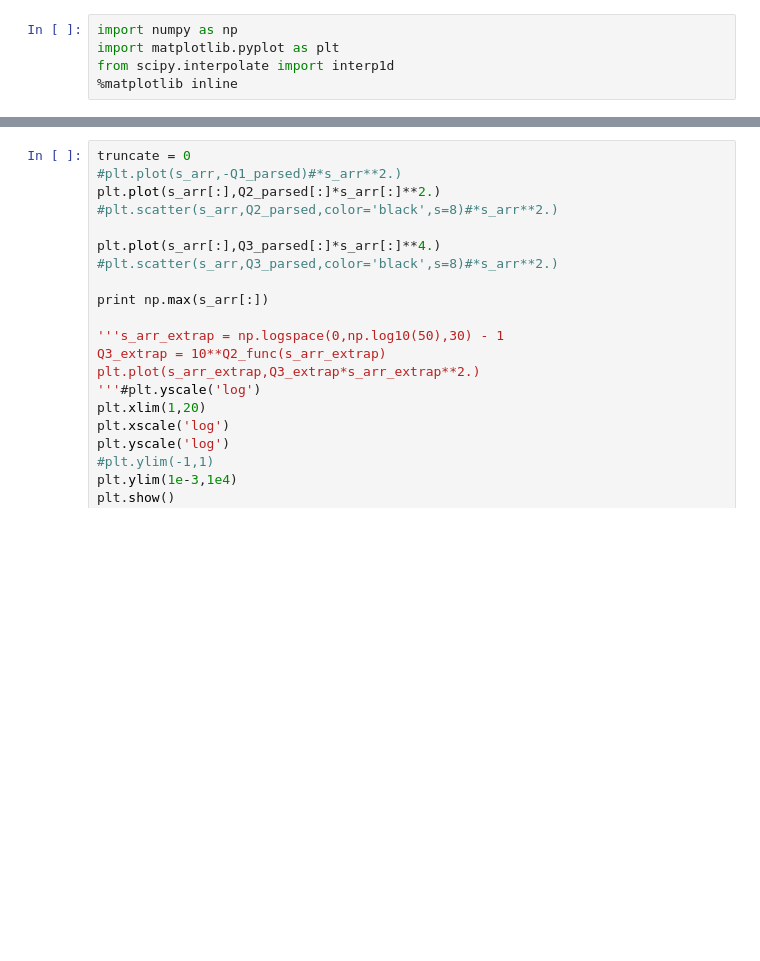
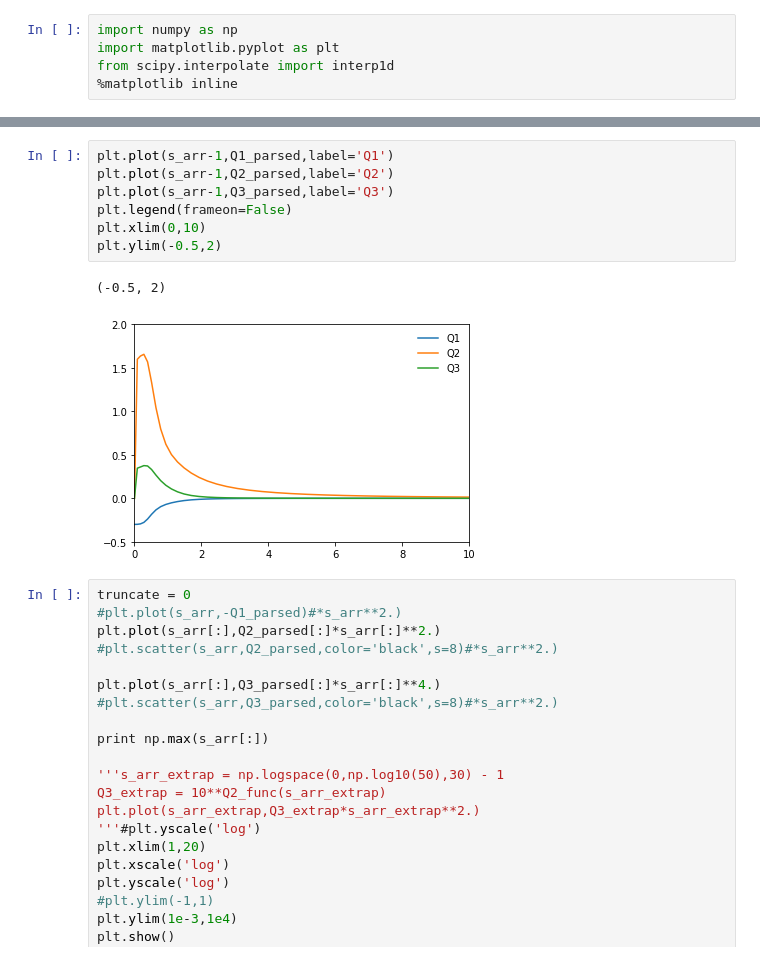
Before and after one commit to nomahen/twisted_disk_1d, a Jupyter notebook: notebooks/visualize_coefficients.ipynb, the cells around one changed output, grey strips where cells are left out. Drawn from its saved outputs; the diff is of its cells as text; blank space fills up the shorter version.

```diff
--- a/notebooks/visualize_coefficients.ipynb
+++ b/notebooks/visualize_coefficients.ipynb
@@ -81,3 +93,13 @@ for i in zip(s_arr,Q1_parsed,Q2_parsed,Q3_parsed): print i
+# %%
+plt.plot(s_arr-1,Q1_parsed,label='Q1')
+plt.plot(s_arr-1,Q2_parsed,label='Q2')
+plt.plot(s_arr-1,Q3_parsed,label='Q3')
+plt.legend(frameon=False)
+plt.xlim(0,10)
+plt.ylim(-0.5,2)
+# %% [output]
+(-0.5, 2)
+[figure, added]
 # %%
 truncate = 0
 #plt.plot(s_arr,-Q1_parsed)#*s_arr**2.)
```
Also changed, not shown: parts of 6 cells of this notebook, 9 other files.
